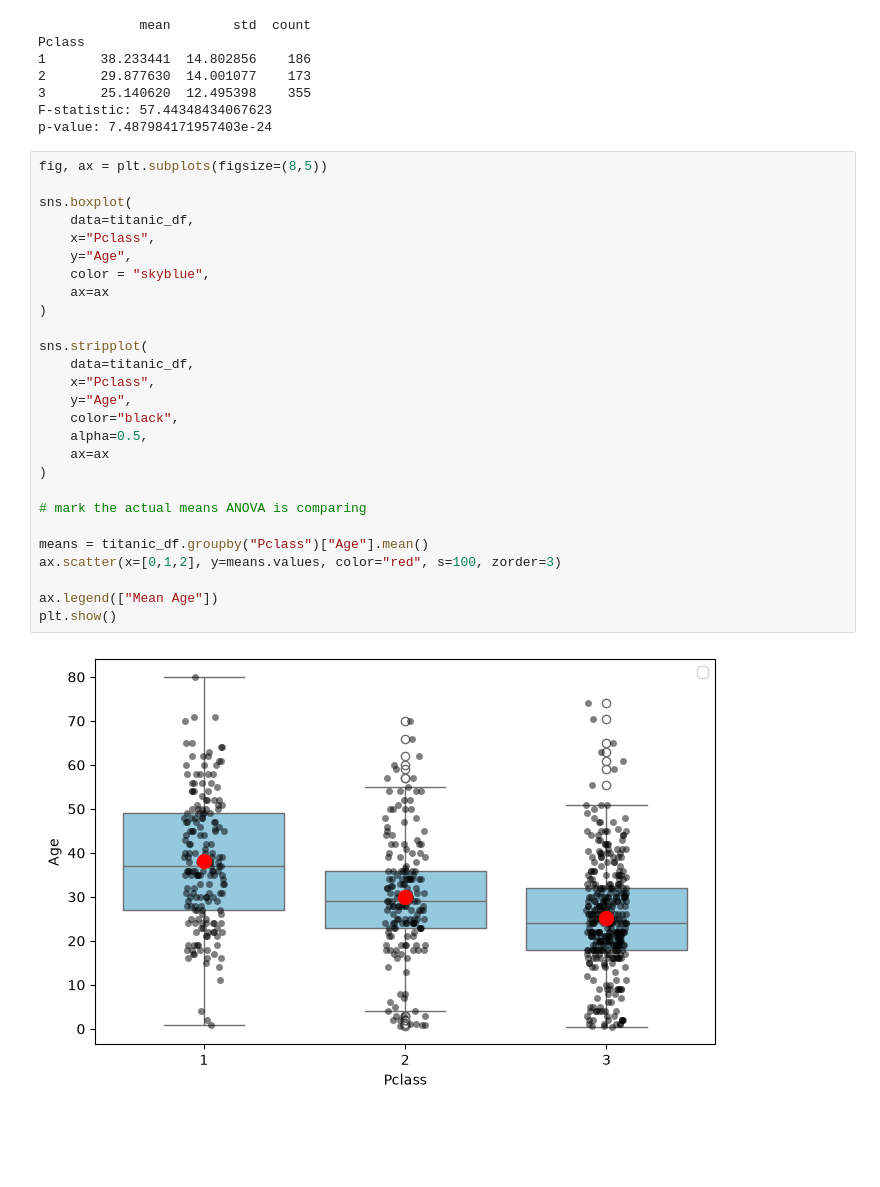
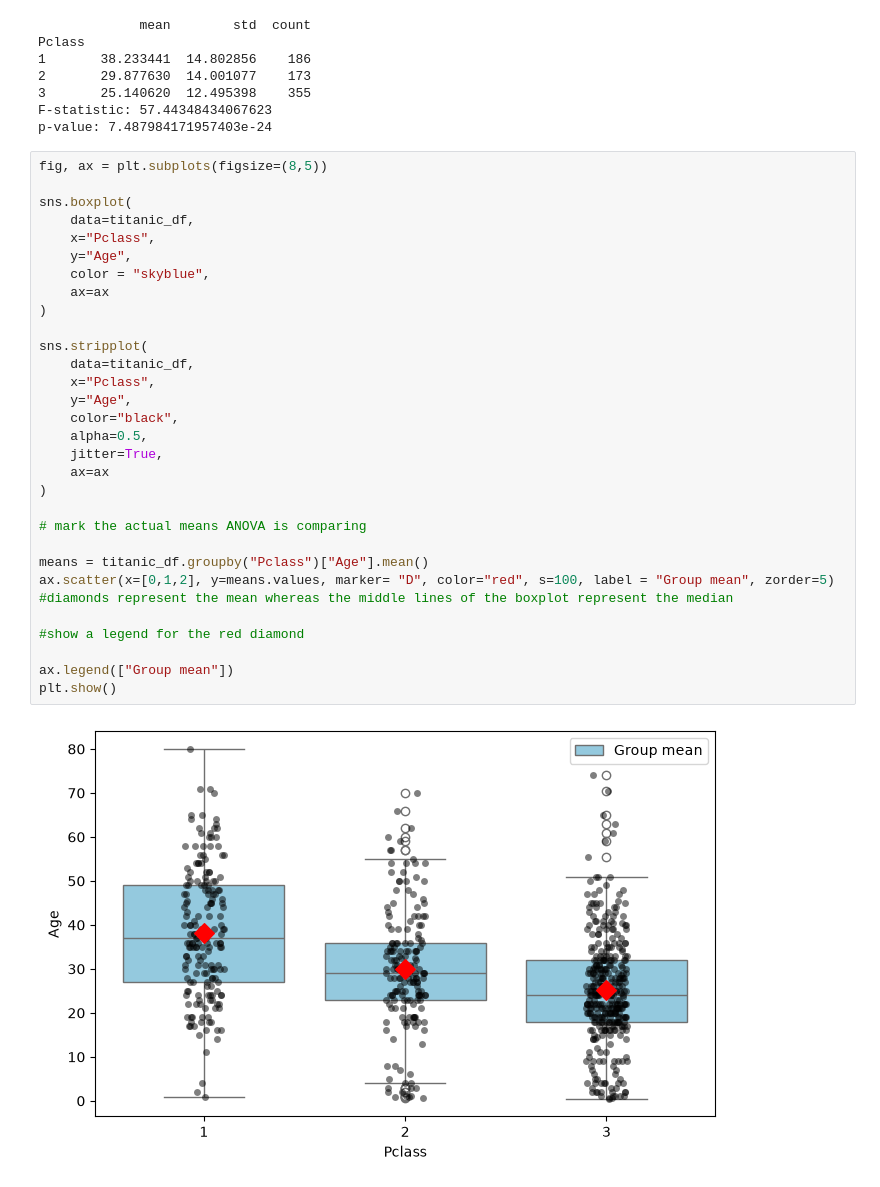
Before and after one commit to lexmckenz/caps_5001_fall_2026, a Jupyter notebook: week_9/intro_to_data_viz.ipynb, the cells around one changed output. Cells and saved outputs as stored; diff of their text form; blank space fills up the shorter version.

```diff
--- a/week_9/intro_to_data_viz.ipynb
+++ b/week_9/intro_to_data_viz.ipynb
@@ -223,29 +223,33 @@ p-value: 7.487984171957403e-24
 # %%
 fig, ax = plt.subplots(figsize=(8,5))
 
 sns.boxplot(
     data=titanic_df,
     x="Pclass",
     y="Age",
     color = "skyblue",
     ax=ax
 )
 
 sns.stripplot(
     data=titanic_df,
     x="Pclass",
     y="Age",
     color="black",
     alpha=0.5,
+    jitter=True,
     ax=ax
 )
 
 # mark the actual means ANOVA is comparing
 
 means = titanic_df.groupby("Pclass")["Age"].mean()
-ax.scatter(x=[0,1,2], y=means.values, color="red", s=100, zorder=3)
+ax.scatter(x=[0,1,2], y=means.values, marker= "D", color="red", s=100, label = "Group mean", zorder=5)
+#diamonds represent the mean whereas the middle lines of the boxplot represent the median
 
-ax.legend(["Mean Age"])
+#show a legend for the red diamond
+
+ax.legend(["Group mean"])
 plt.show()
 # %% [output]
-[figure, old version]
+[figure, new version]
```
